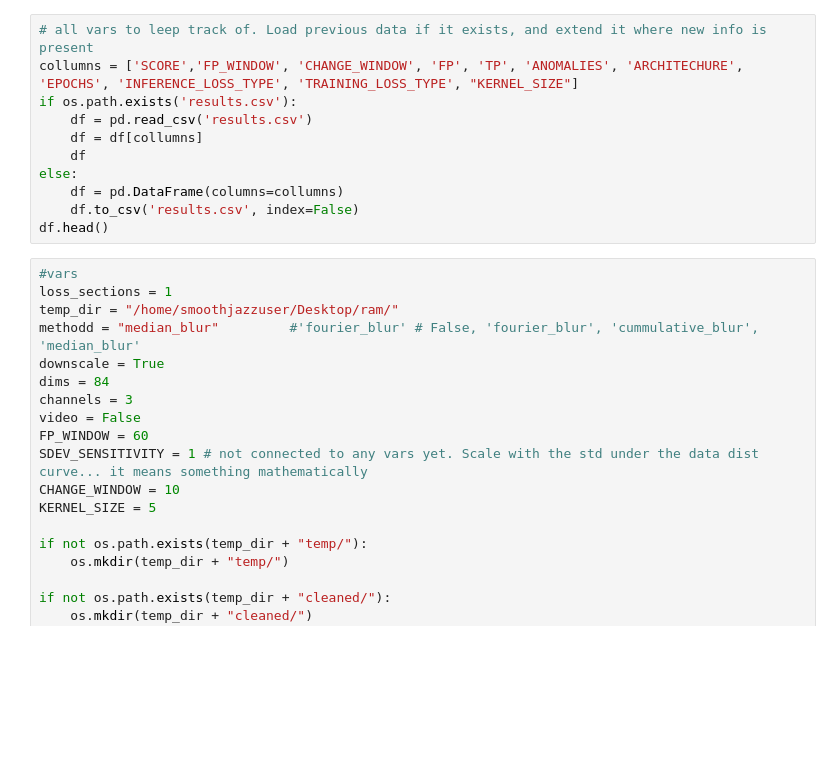
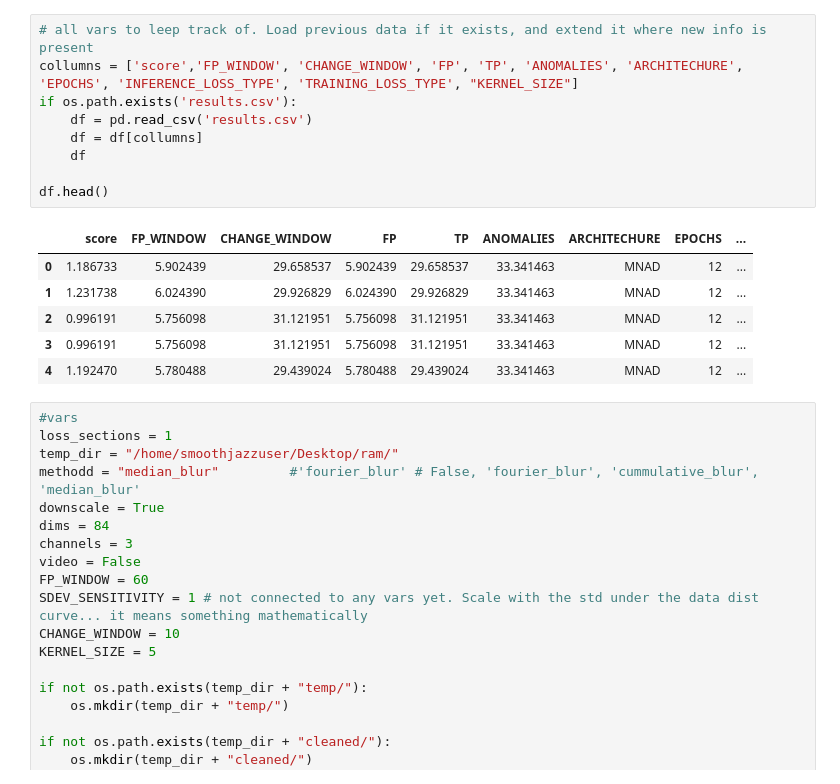
Before and after one commit to smoothjazzuser/videogame-anomaly, a Jupyter notebook: analysis.ipynb, the cells around one changed output. Cells and saved outputs as stored; diff of their text form; blank space fills up the shorter version.

```diff
--- a/analysis.ipynb
+++ b/analysis.ipynb
@@ -70,14 +76,19 @@ if True:
 # %%
 # all vars to leep track of. Load previous data if it exists, and extend it where new info is present
-collumns = ['SCORE','FP_WINDOW', 'CHANGE_WINDOW', 'FP', 'TP', 'ANOMALIES', 'ARCHITECHURE', 'EPOCHS', 'INFERENCE_LOSS_TYPE', 'TRAINING_LOSS_TYPE', "KERNEL_SIZE"]
+collumns = ['score','FP_WINDOW', 'CHANGE_WINDOW', 'FP', 'TP', 'ANOMALIES', 'ARCHITECHURE', 'EPOCHS', 'INFERENCE_LOSS_TYPE', 'TRAINING_LOSS_TYPE', "KERNEL_SIZE"]
 if os.path.exists('results.csv'):
     df = pd.read_csv('results.csv')
     df = df[collumns]
     df
-else:
-    df = pd.DataFrame(columns=collumns)
-    df.to_csv('results.csv', index=False)
+
 df.head()
+# %% [output]
+|  | score | FP_WINDOW | CHANGE_WINDOW | FP | TP | ANOMALIES | ARCHITECHURE | EPOCHS | ... |
+| 0 | 1.186733 | 5.902439 | 29.658537 | 5.902439 | 29.658537 | 33.341463 | MNAD | 12 | ... |
+| 1 | 1.231738 | 6.024390 | 29.926829 | 6.024390 | 29.926829 | 33.341463 | MNAD | 12 | ... |
+| 2 | 0.996191 | 5.756098 | 31.121951 | 5.756098 | 31.121951 | 33.341463 | MNAD | 12 | ... |
+| 3 | 0.996191 | 5.756098 | 31.121951 | 5.756098 | 31.121951 | 33.341463 | MNAD | 12 | ... |
+| 4 | 1.192470 | 5.780488 | 29.439024 | 5.780488 | 29.439024 | 33.341463 | MNAD | 12 | ... |
 # %%
 #vars
 loss_sections = 1
```
Also changed, not shown: parts of 6 cells of this notebook, 2 other files.
